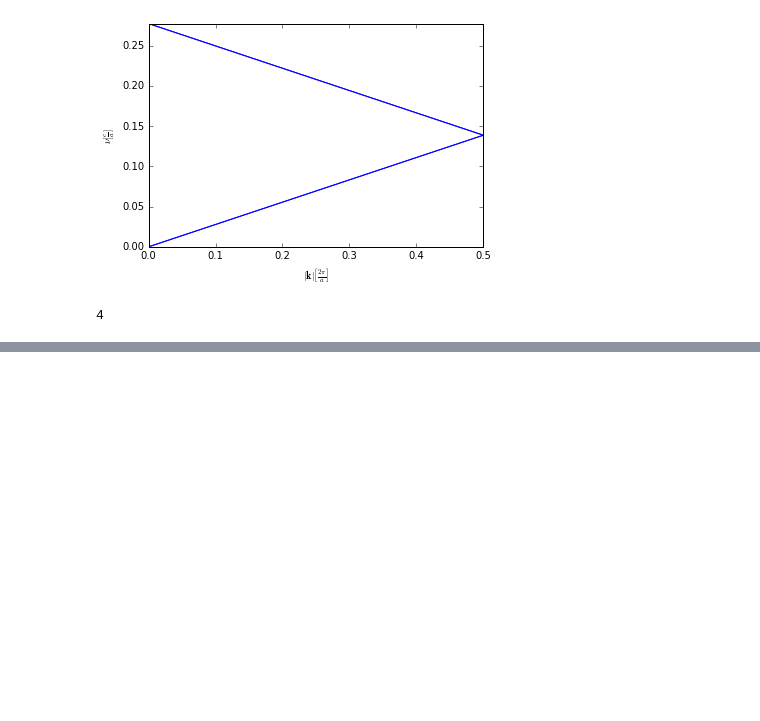
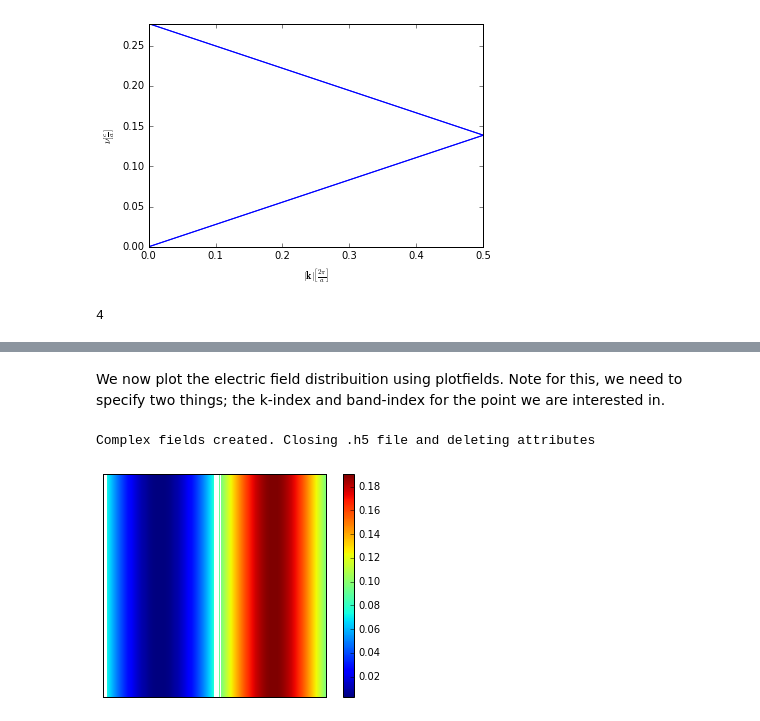
Before and after one commit to NahsiN/MPBParser, a Jupyter notebook: tutorial.ipynb, the cells around one changed output, grey strips where cells are left out. Drawn from its saved outputs; the diff is of its cells as text; code cells hidden in the pictures; blank space fills up the shorter version.

```diff
--- a/tutorial.ipynb
+++ b/tutorial.ipynb
@@ -62,0 +93,9 @@ mpb.numBands
+# %% [markdown]
+We now plot the electric field distribuition using plotfields. Note for this, we need to specify two things; the k-index and band-index for the point we are interested in.
+# %%
+kind = 20
+band = 0
+plotfields(mpb_1D_GaAsAir, 'e', kind,  band)
+# %% [output]
+Complex fields created. Closing .h5 file and deleting attributes
+[figure, added]
```
Also changed, not shown: parts of 31 cells of this notebook, 4 other files.
